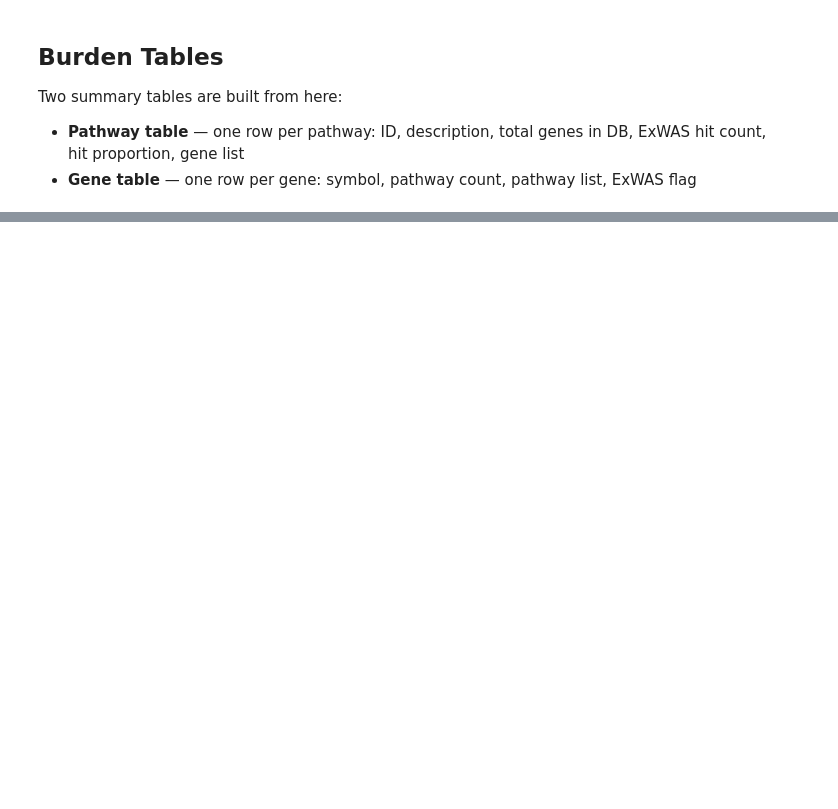
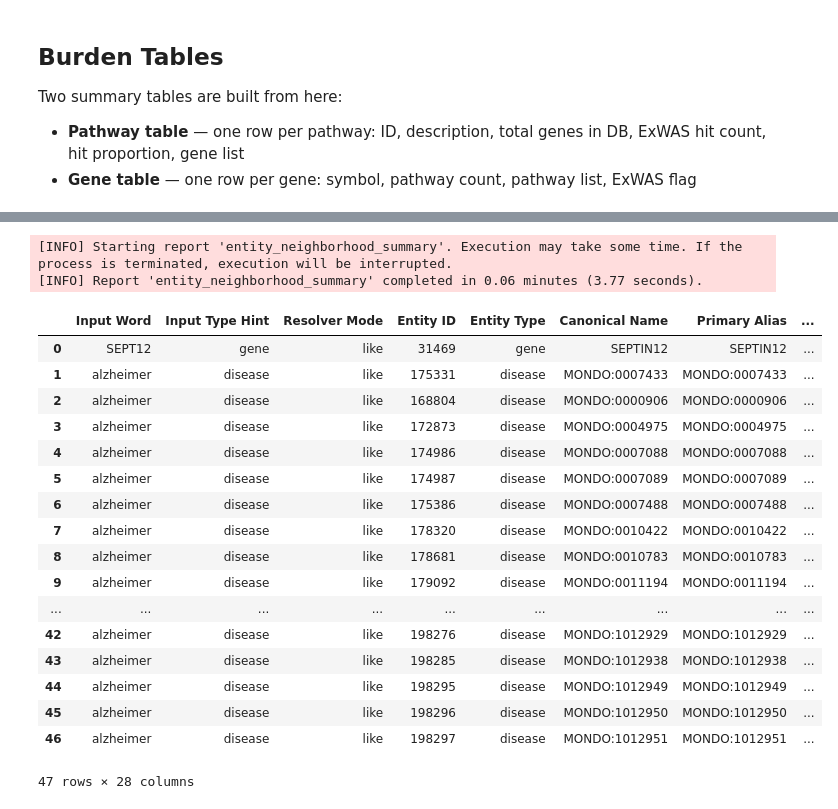
Before and after one commit to RitchieLab/biofilter, a Jupyter notebook: notebooks/Andre/Examples/pathway_burden.ipynb, the cells around one changed output, grey strips where cells are left out. Saved outputs shown, nothing was run; the diff lists cells and outputs as text; code cells hidden in the pictures; blank space fills up the shorter version.

Commit message:
return entity report

```diff
--- a/notebooks/Andre/Examples/pathway_burden.ipynb
+++ b/notebooks/Andre/Examples/pathway_burden.ipynb
@@ -111,7 +111,7 @@ print(f"{len(found_pathways)} pathway(s) encontrados:")
 for p in found_pathways:
     print(f"  • {p}")
 # %%
-annotation = bf.report.run_report(
+annotation = bf.report.run(
     "annotation_master_pathway",
     input_data=found_pathways,
     include_relationships=True,
@@ -121,7 +121,7 @@ annotation = bf.report.run_report(
 annotation
 # %%
 # Retorna todos os genes associados aos pathways encontrados
-genes_by_pathway = bf.report.run_report(
+genes_by_pathway = bf.report.run(
     "report_entity_relationship_model",
     input_data=found_pathways,
     input_entity_groups=["Pathway"],
@@ -214,0 +221,28 @@ gene_table
+# %%
+# Type-hinted inputs scope each resolution to the right entity group.
+# Mix freely: gene:, disease:, pathway:, protein:, chemical:, go:
+items = [f"pathway:{p}" for p in found_pathways[:5]]
+if exwas_genes:
+    items += [f"gene:{g}" for g in exwas_genes[:5]]
+
+neighborhood = bf.report.run(
+    "entity_neighborhood_summary",
+    items=items,
+    match_mode="exact",
+    aliases_top_n=10,
+    neighbors_top_n_per_type=20,
+    emit_not_found_rows=True,
+)
+neighborhood
+# %%
+neighborhood = bf.report.run(
+    "entity_neighborhood_summary",
+    items=["gene:brca1", "disease:alzheimer"],
+    match_mode="exact",
+    # match_mode="like",
+    # match_mode="fuzzy",
+    aliases_top_n=10,
+    neighbors_top_n_per_type=20,
+    emit_not_found_rows=True,
+)
+neighborhood
@@ -214,0 +256,33 @@ gene_table
+# %%
+neighborhood = bf.report.run(
+    "entity_neighborhood_summary",
+    items=["gene:SEPT12", "disease:alzheimer"],
+    # match_mode="exact",
+    match_mode="like",
+    # match_mode="fuzzy",
+    aliases_top_n=10,
+    neighbors_top_n_per_type=20,
+    emit_not_found_rows=True,
+)
+neighborhood
+# %% [output]
+[INFO] Starting report 'entity_neighborhood_summary'. Execution may take some time. If the process is terminated, execution will be interrupted.
+[INFO] Report 'entity_neighborhood_summary' completed in 0.06 minutes (3.77 seconds).
+|  | Input Word | Input Type Hint | Resolver Mode | Entity ID | Entity Type | Canonical Name | Primary Alias | ... |
+| 0 | SEPT12 | gene | like | 31469 | gene | SEPTIN12 | SEPTIN12 | ... |
+| 1 | alzheimer | disease | like | 175331 | disease | MONDO:0007433 | MONDO:0007433 | ... |
+| 2 | alzheimer | disease | like | 168804 | disease | MONDO:0000906 | MONDO:0000906 | ... |
+| 3 | alzheimer | disease | like | 172873 | disease | MONDO:0004975 | MONDO:0004975 | ... |
+| 4 | alzheimer | disease | like | 174986 | disease | MONDO:0007088 | MONDO:0007088 | ... |
+| 5 | alzheimer | disease | like | 174987 | disease | MONDO:0007089 | MONDO:0007089 | ... |
+| 6 | alzheimer | disease | like | 175386 | disease | MONDO:0007488 | MONDO:0007488 | ... |
+| 7 | alzheimer | disease | like | 178320 | disease | MONDO:0010422 | MONDO:0010422 | ... |
+| 8 | alzheimer | disease | like | 178681 | disease | MONDO:0010783 | MONDO:0010783 | ... |
+| 9 | alzheimer | disease | like | 179092 | disease | MONDO:0011194 | MONDO:0011194 | ... |
+| ... | ... | ... | ... | ... | ... | ... | ... | ... |
+| 42 | alzheimer | disease | like | 198276 | disease | MONDO:1012929 | MONDO:1012929 | ... |
+| 43 | alzheimer | disease | like | 198285 | disease | MONDO:1012938 | MONDO:1012938 | ... |
+| 44 | alzheimer | disease | like | 198295 | disease | MONDO:1012949 | MONDO:1012949 | ... |
+| 45 | alzheimer | disease | like | 198296 | disease | MONDO:1012950 | MONDO:1012950 | ... |
+| 46 | alzheimer | disease | like | 198297 | disease | MONDO:1012951 | MONDO:1012951 | ... |
+47 rows × 28 columns
```
Also changed, not shown: parts of 3 cells of this notebook, 12 other files.
